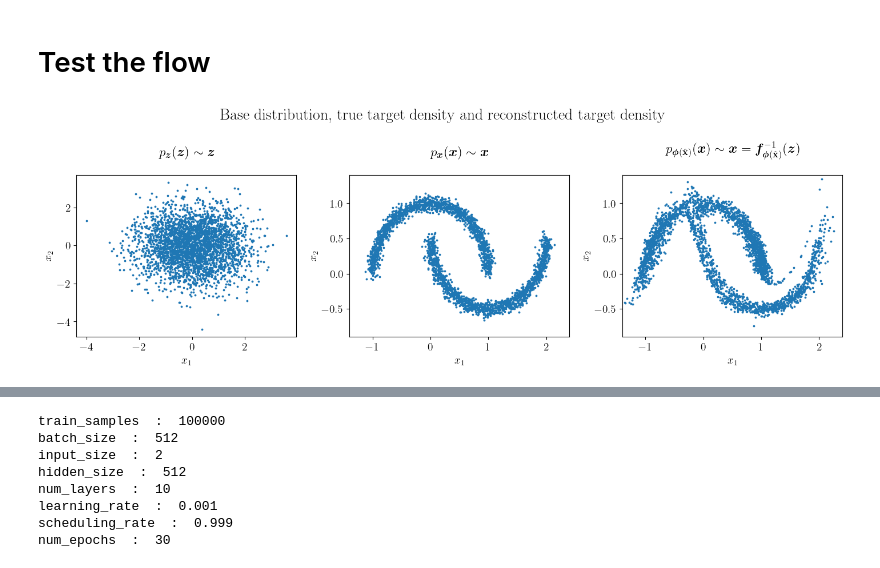
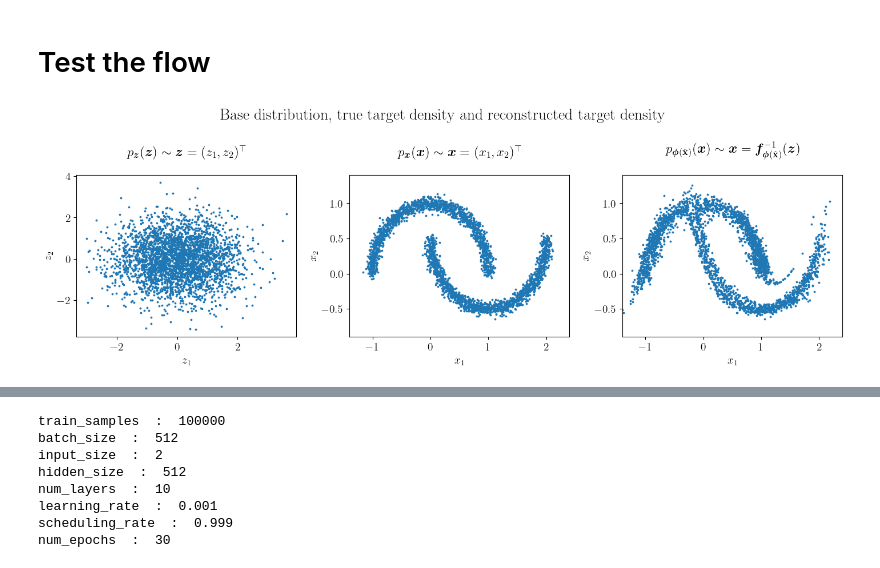
Before and after one commit to danielzahnd/master-thesis, a Jupyter notebook: code/nf-moons-example/nf-moons-example.ipynb, the cells around one changed output, grey strips where cells are left out. Drawn from its saved outputs; the diff is of its cells as text; code cells hidden in the pictures.

```diff
--- a/code/nf-moons-example/nf-moons-example.ipynb
+++ b/code/nf-moons-example/nf-moons-example.ipynb
@@ -345,38 +372,38 @@ X_t, _ = datasets.make_moons(n_samples=3000, noise=0.05) # True target distribut
 
 # Propagate it through the inverse normalizing flow
 rec_X, _, _ = normalizing_flow_moons(Z, inverse=True)
 rec_X = rec_X.detach().numpy() # Reconstructed target distribution, x ~ f^{-1}(z)
 rec_X_filtered = filter_outliers(rec_X, iqr_multiplier=1.3)
 
 # Set scatter plot point size
 ps = int(3)
 
 # Plot results
 fig, axes = plt.subplots(1, 3, figsize=plt.figaspect(1/3))
 plt.suptitle('Base distribution, true target density and reconstructed target density', fontsize=20)
 axes[0].scatter(Z[:, 0], Z[:, 1], s=ps)
-axes[0].set_title('$p_{\\bm{z}}(\\bm{z}) \\sim \\bm{z}$\n')
-axes[0].set_xlabel('$x_1$')
-axes[0].set_ylabel('$x_2$')
+axes[0].set_title('$p_{\\bm{z}}(\\bm{z}) \\sim \\bm{z} = (z_1, z_2)^\\top$\n')
+axes[0].set_xlabel('$z_1$')
+axes[0].set_ylabel('$z_2$')
 #axes[0].set_aspect('equal')
 axes[1].scatter(X_t[:, 0], X_t[:, 1], s=ps)
-axes[1].set_title('$p_{\\bm{x}}(\\bm{x}) \\sim \\bm{x}$\n')
+axes[1].set_title('$p_{\\bm{x}}(\\bm{x}) \\sim \\bm{x} = (x_1, x_2)^\\top$\n')
 axes[1].set_xlabel('$x_1$')
 axes[1].set_ylabel('$x_2$')
 axes[1].set_xlim(-1.4, 2.4)
 axes[1].set_ylim(-0.9, 1.4)
 #axes[1].set_aspect('equal')
 axes[2].scatter(rec_X[:, 0], rec_X[:, 1], s=ps)
 axes[2].set_title('$p_{\\bm{\phi}(\\hat{\\mathbf{x}})}(\\bm{x}) \\sim \\bm{x} = \\bm{f}^{-1}_{\\bm{\phi}(\\hat{\\mathbf{x}})}(\\bm{z})$\n')
 axes[2].set_xlabel('$x_1$')
 axes[2].set_ylabel('$x_2$')
 axes[2].set_xlim(-1.4, 2.4)
 axes[2].set_ylim(-0.9, 1.4)
 #axes[2].set_aspect('equal')
 plt.tight_layout()
 plt.savefig('nf-moons-example-plots.pdf')
 # %% [output]
-[figure, old version]
+[figure, new version]
 # %%
 # Calculate weights for plotting
 weights_true = np.ones_like(rec_X_filtered[:,0])/len(rec_X_filtered[:,0])
```
Also changed, not shown: parts of 3 cells of this notebook, 9 other files.
